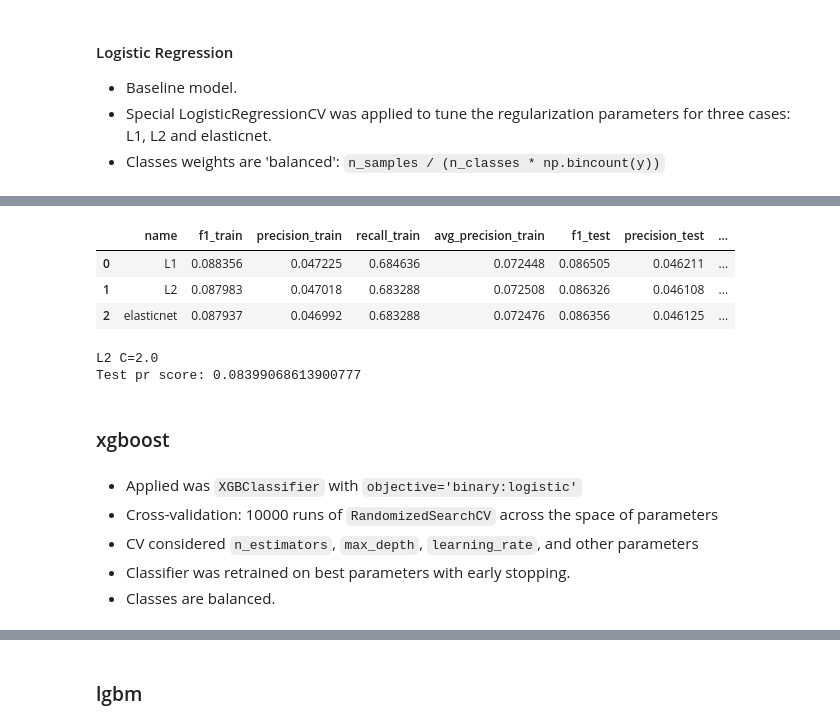
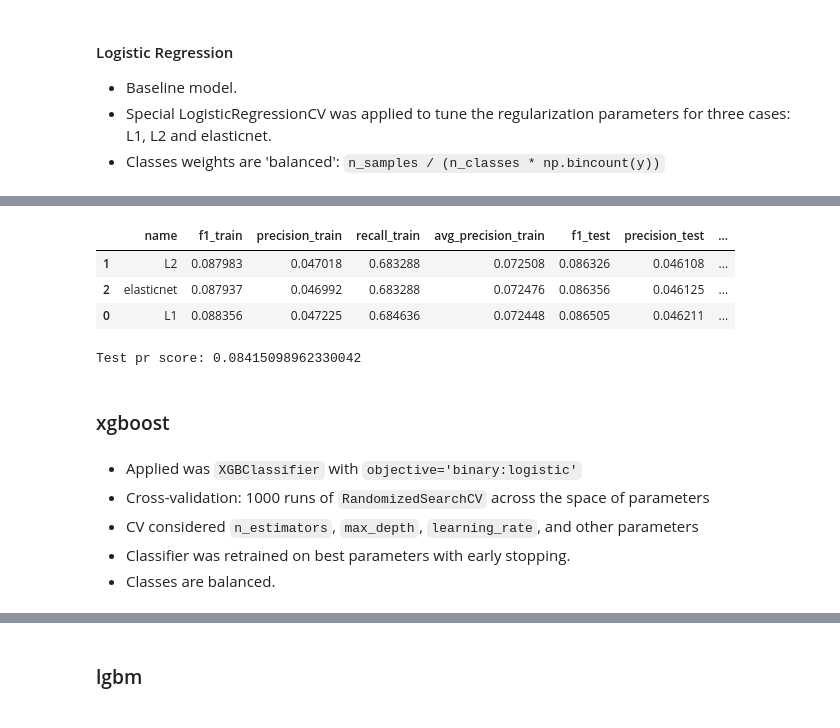
Before and after one commit to AndreiShelest/ML_travel_insurance, a Jupyter notebook: notebooks/report.ipynb, the cells around one changed output, grey strips where cells are left out. Drawn from its saved outputs; the diff is of its cells as text; code cells hidden in the pictures.

````diff
--- a/notebooks/report.ipynb
+++ b/notebooks/report.ipynb
@@ -369,46 +368,45 @@ for b_est_idx, (best_est_name, best_est) in enumerate(best_estimators):
         best_est_name,
         f1_train,
         pr_train,
         recall_train,
         avg_pr_train,
         xgb_f1_test,
         xgb_pr_test,
         xgb_recall_test,
         xgb_pr_score,
     ]
 
 
 logit_best_scores_df = pd.DataFrame(
     best_scores,
     columns=[
         'name',
         'f1_train',
         'precision_train',
         'recall_train',
         'avg_precision_train',
         'f1_test',
         'precision_test',
         'recall_test',
         'avg_precision_test',
     ],
-)
-
+).sort_values(by='avg_precision_test')
 
 logit_best_scores_df
 # %% [output]
 [interactive output not drawn]
 |  | name | f1_train | precision_train | recall_train | avg_precision_train | f1_test | precision_test | ... |
-| 0 | L1 | 0.088356 | 0.047225 | 0.684636 | 0.072448 | 0.086505 | 0.046211 | ... |
 | 1 | L2 | 0.087983 | 0.047018 | 0.683288 | 0.072508 | 0.086326 | 0.046108 | ... |
 | 2 | elasticnet | 0.087937 | 0.046992 | 0.683288 | 0.072476 | 0.086356 | 0.046125 | ... |
+| 0 | L1 | 0.088356 | 0.047225 | 0.684636 | 0.072448 | 0.086505 | 0.046211 | ... |
 # %%
-print(f'L2 C={logit_grand_best[1].C_[0]}')
+logit_pr_score = logit_best_scores_df.iloc[-1]['avg_precision_test']
+logit_best_model = best_estimators[logit_best_scores_df.index[-1]][1]
+logit_y_proba = logit_best_model.predict_proba(logitX_test)[:, 1]
 
-logit_pr_score = logit_best_scores_df.iloc[1]['avg_precision_test']
 print(f'Test pr score: {logit_pr_score}')
 # %% [output]
-L2 C=2.0
-Test pr score: 0.08399068613900777
+Test pr score: 0.08415098962330042
 # %%
 best_models_stats['logit'] = logit_best_scores_df.iloc[1][
     ['precision_test', 'recall_test', 'f1_test', 'avg_precision_test']
@@ -417,7 +415,7 @@ best_models_stats['logit'] = logit_best_scores_df.iloc[1][
 ### xgboost
 # %% [markdown]
 - Applied was ```XGBClassifier``` with ```objective='binary:logistic'```
-- Cross-validation: 10000 runs of ```RandomizedSearchCV``` across the space of parameters
+- Cross-validation: 1000 runs of ```RandomizedSearchCV``` across the space of parameters
 - CV considered ```n_estimators```, ```max_depth```, ```learning_rate```, and other parameters
 - Classifier was retrained on best parameters with early stopping.
 - Classes are balanced.
````
Also changed, not shown: parts of 16 cells of this notebook, 2 other files.
